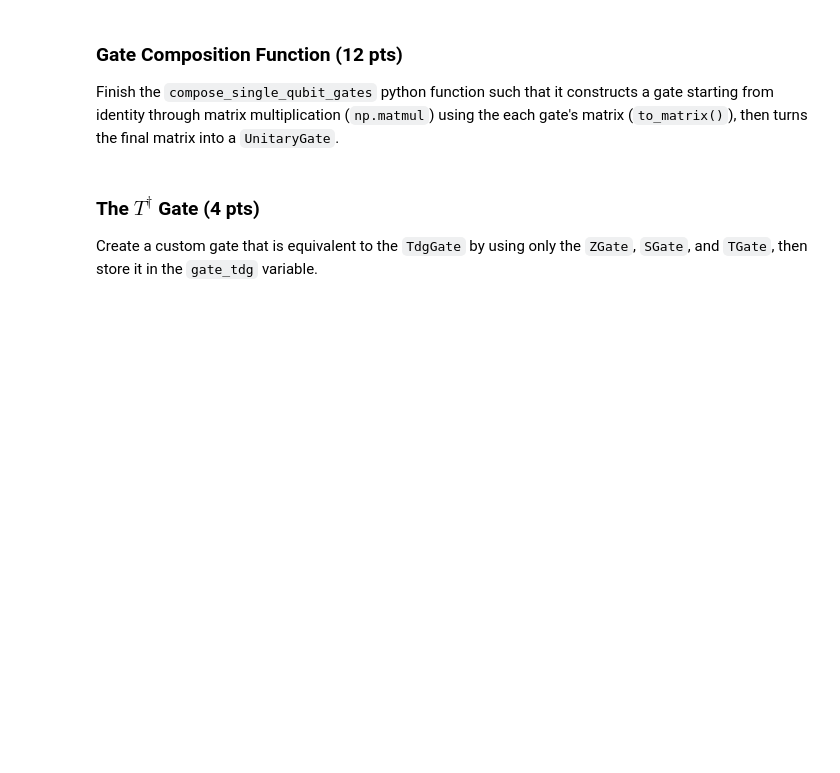
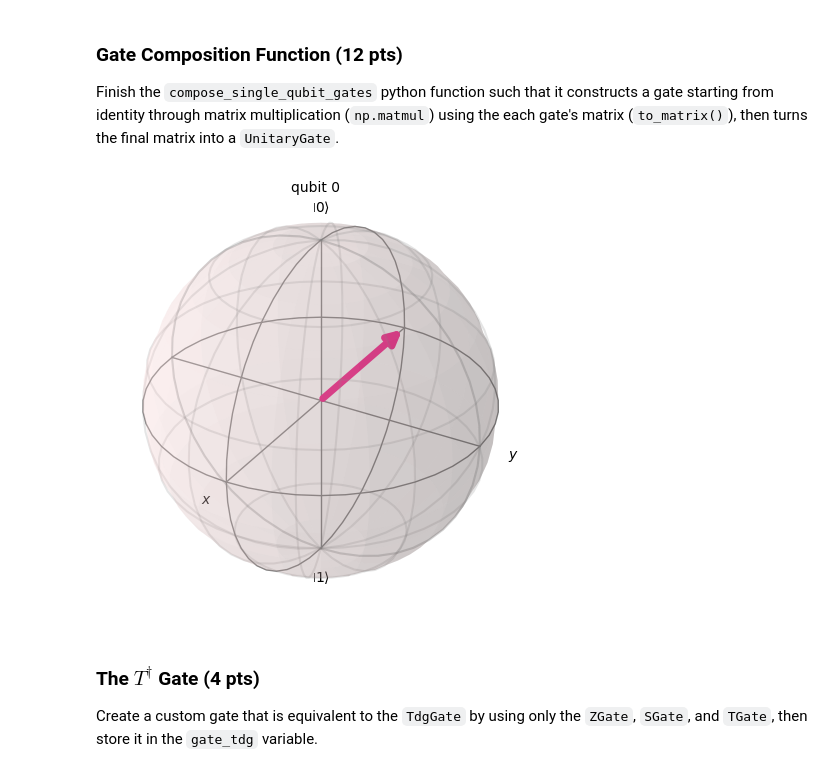
Before and after one commit to lilplatypus8/wsu-schoolwork, a Jupyter notebook: Spring-2026/Quantum-Gates-Homework/Quantum Gates Homework.ipynb, the cells around one changed output. Drawn from its saved outputs; the diff is of its cells as text; code cells hidden in the pictures; blank space fills up the shorter version.

Commit message:
finished quantum homework

```diff
--- a/Spring-2026/Quantum-Gates-Homework/Quantum Gates Homework.ipynb
+++ b/Spring-2026/Quantum-Gates-Homework/Quantum Gates Homework.ipynb
@@ -373,6 +373,26 @@ def compose_single_qubit_gates(*gates) -> UnitaryGate:
     # then an HGate() rotation.
 
     # YOUR CODE BELOW
+    # Create identity matrix
+    identity = np.array([
+        [1, 0],
+        [0, 1]
+    ])
+    currGate = identity
+    # Multiply each given gate by result of previous multiplication
+    for gate in gates:
+        currGate = np.matmul(gate.to_matrix(), currGate)
+    # Convert result to unitary gate
+    return UnitaryGate(currGate)
+# %%
+# Test Code
+newGate = compose_single_qubit_gates(XGate(), HGate())
+circuit = QuantumCircuit(1)
+sv = Statevector(circuit)
+sv = sv.evolve(newGate)
+plot_bloch_multivector(sv)
+# %% [output]
+[figure, added]
 # %% [markdown]
 ### The $T^\dagger$ Gate (4 pts)
 Create a custom gate that is equivalent to the `TdgGate` by using only the `ZGate`, `SGate`, and `TGate`, then store it in the `gate_tdg` variable.
```
Also changed, not shown: parts of 16 cells of this notebook, 2 other files.
